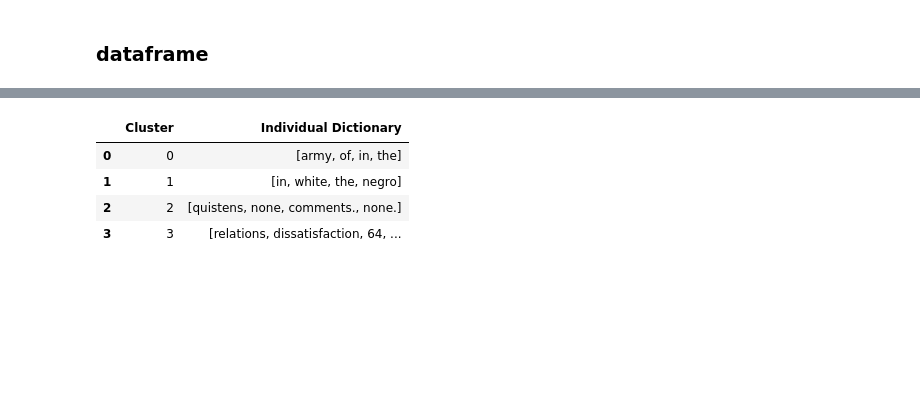
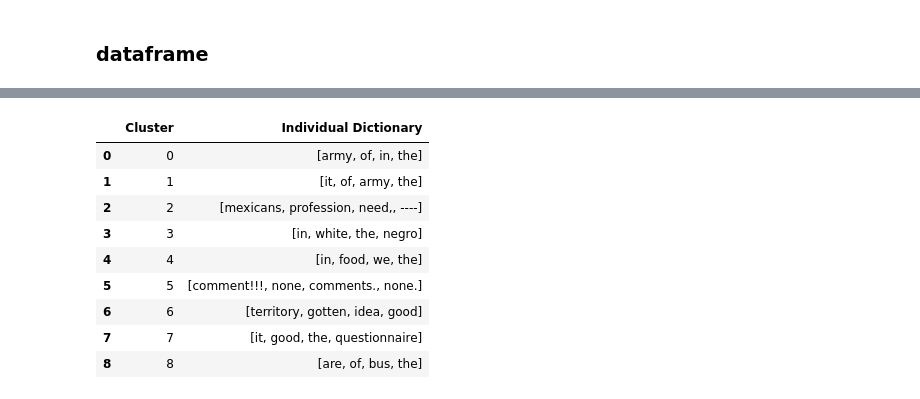
Before and after one commit to amos3vt/ASWW2, a Jupyter notebook: scripts/whiteClusters_cleanSurvey.ipynb, the cells around one changed output, grey strips where cells are left out. Saved outputs shown, nothing was run; the diff lists cells and outputs as text; code cells hidden in the pictures; blank space fills up the shorter version.

```diff
--- a/scripts/whiteClusters_cleanSurvey.ipynb
+++ b/scripts/whiteClusters_cleanSurvey.ipynb
@@ -147,0 +192,3 @@ WARNING:matplotlib.legend:No handles with labels found to put in legend.
+# %%
+IDF = np.log(len(TF)/TF.count())
+IDF.sort_values()
@@ -147,0 +213,8 @@ WARNING:matplotlib.legend:No handles with labels found to put in legend.
+# %%
+TFIDF = TF * IDF
+
+final = TFIDF.fillna(0)
+np.argsort(np.array(final.loc[2]))[-4:]
+np.argsort(np.array(final.loc[0]))[-4:]
+
+(final.loc[:0].values.tolist())[0]
@@ -147,0 +241,4 @@ WARNING:matplotlib.legend:No handles with labels found to put in legend.
+# %%
+listoflists = []
+for i in range(0, 5):
+    listoflists.append([final.loc[i].index[j] for j in np.argsort(np.array(final.loc[i]))[-4:]])
@@ -244,7 +359,7 @@ np.argsort(np.array(final.loc[0]))[-4:]
 ### dataframe
 # %%
 listoflists = []
-for i in range(0, 4):
+for i in range(0, 9):
     listoflists.append([final.loc[i].index[j] for j in np.argsort(np.array(final.loc[i]))[-4:]])
 # %%
 [(final.loc[:8].values.tolist())[0][j] for j in list(np.argsort(np.array(final.loc[:8].values.tolist())[0])[-4:])]
@@ -253,9 +368,14 @@ for i in range(0, 4):
 # %%
-dictionary = pd.DataFrame({'Cluster': range(0, 4), 'Individual Dictionary': listoflists})
+dictionary = pd.DataFrame({'Cluster': range(0, 9), 'Individual Dictionary': listoflists})
 dictionary
 # %% [output]
 |  | Cluster | Individual Dictionary |
 | 0 | 0 | [army, of, in, the] |
-| 1 | 1 | [in, white, the, negro] |
-| 2 | 2 | [quistens, none, comments., none.] |
-| 3 | 3 | [relations, dissatisfaction, 64, ... |
+| 1 | 1 | [it, of, army, the] |
+| 2 | 2 | [mexicans, profession, need,, ----] |
+| 3 | 3 | [in, white, the, negro] |
+| 4 | 4 | [in, food, we, the] |
+| 5 | 5 | [comment!!!, none, comments., none.] |
+| 6 | 6 | [territory, gotten, idea, good] |
+| 7 | 7 | [it, good, the, questionnaire] |
+| 8 | 8 | [are, of, bus, the] |
```
Also changed, not shown: parts of 17 cells of this notebook.
